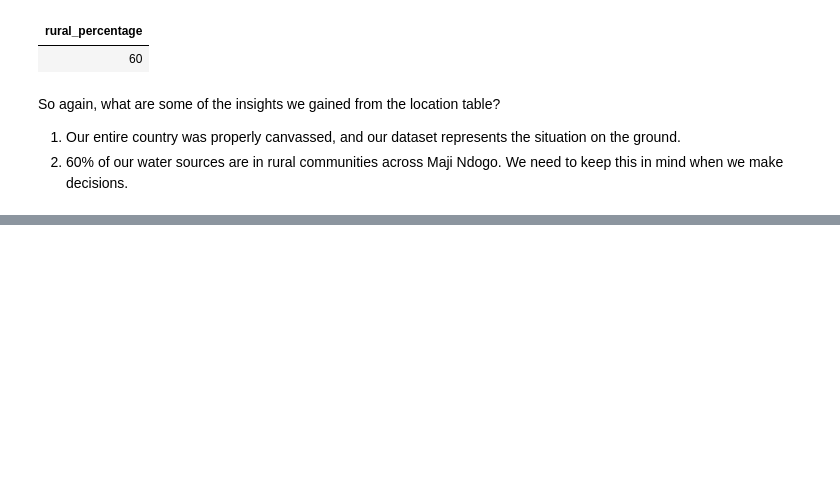
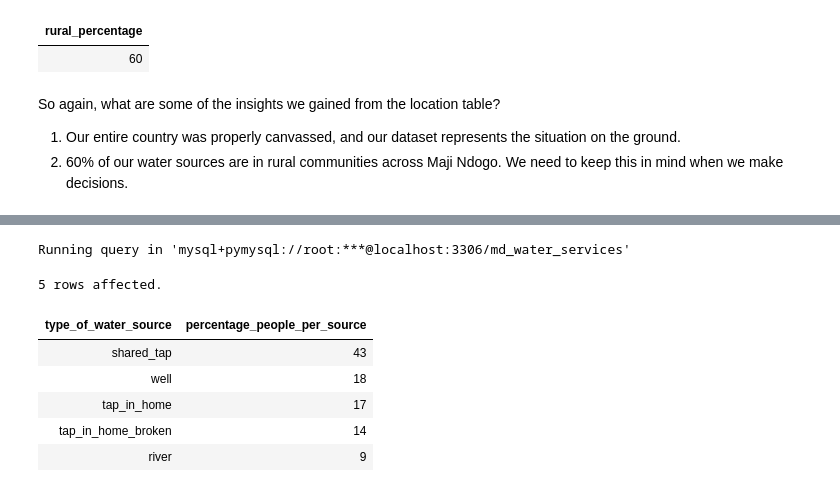
Before and after one commit to kelvinziroh/maji_ndogo, a Jupyter notebook: part_2/maji_ndogo_part2.ipynb, the cells around one changed output, grey strips where cells are left out. Saved outputs shown, nothing was run; the diff lists cells and outputs as text; code cells hidden in the pictures; blank space fills up the shorter version.

```diff
--- a/part_2/maji_ndogo_part2.ipynb
+++ b/part_2/maji_ndogo_part2.ipynb
@@ -317,0 +384,18 @@ So again, what are some of the insights we gained from the location table?
+# %%
+%%sql
+# Retrieve the percentage of population per each type of water source
+SELECT
+    type_of_water_source,
+    ROUND(SUM(number_of_people_served) / (SELECT SUM(number_of_people_served) FROM md_water_services.water_source) * 100) AS percentage_people_per_source
+FROM md_water_services.water_source
+GROUP BY type_of_water_source
+ORDER BY percentage_people_per_source DESC;
+# %% [output]
+Running query in 'mysql+pymysql://root:***@localhost:3306/md_water_services'
+5 rows affected.
+| type_of_water_source | percentage_people_per_source |
+| shared_tap | 43 |
+| well | 18 |
+| tap_in_home | 17 |
+| tap_in_home_broken | 14 |
+| river | 9 |
```
Also changed, not shown: parts of 12 cells of this notebook.
